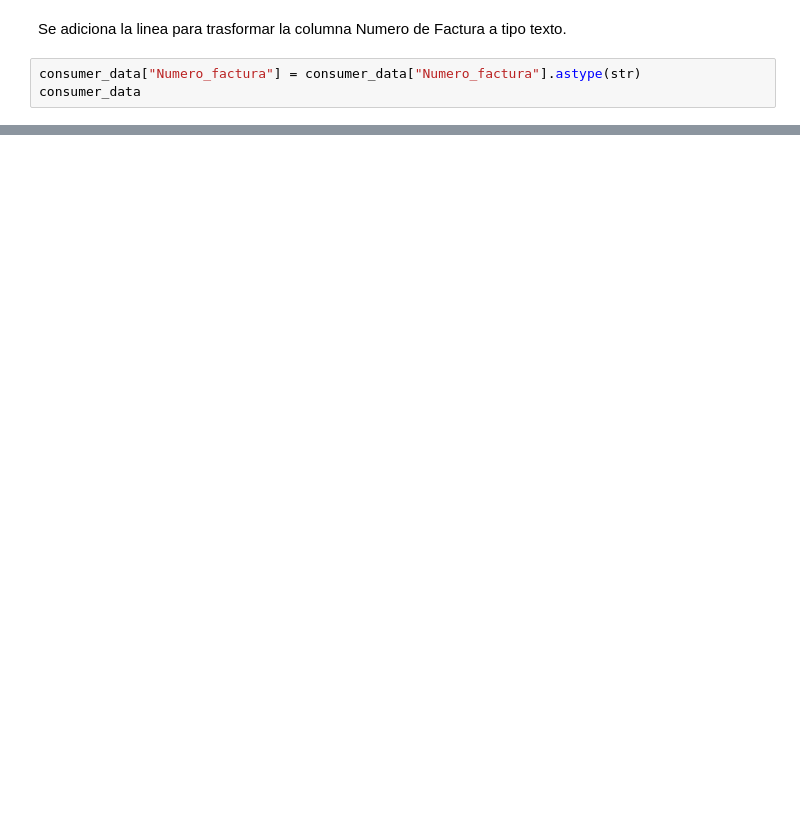
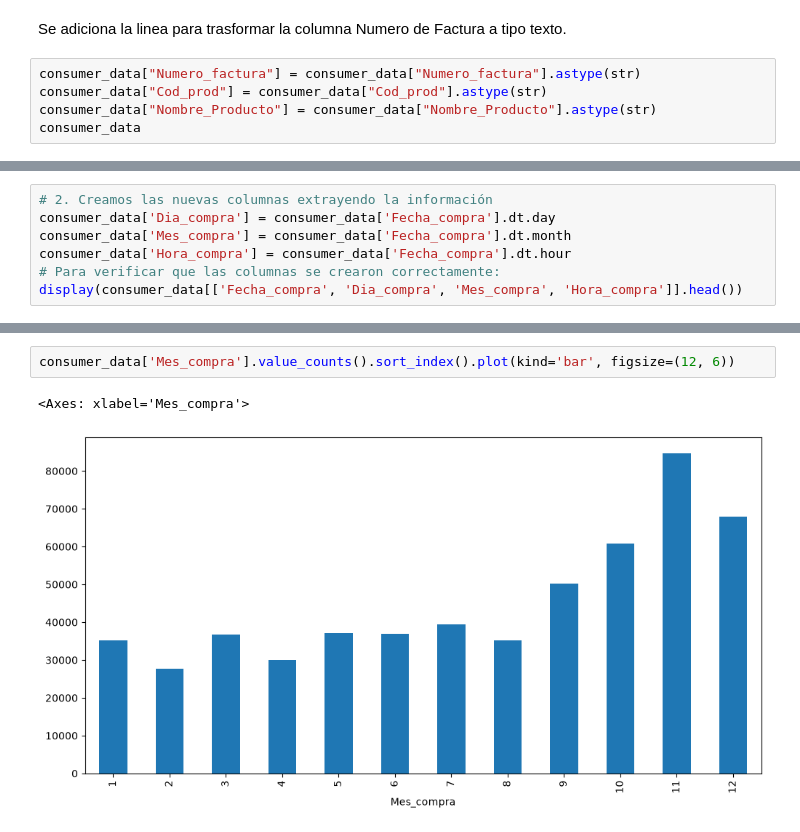
Before and after one commit to Neil821110/PhytonIA, a Jupyter notebook: Actividad4.ipynb, the cells around one changed output, grey strips where cells are left out. Cells and saved outputs as stored; diff of their text form; blank space fills up the shorter version.

Commit message:
se generan graficas para análisis

```diff
--- a/Actividad4.ipynb
+++ b/Actividad4.ipynb
@@ -189,6 +205,8 @@ display(consumer_data[consumer_data['Estado de la compra'] == 'Cancelado'].head(
 Se adiciona la linea para trasformar la columna Numero de Factura a tipo texto.
 # %%
 consumer_data["Numero_factura"] = consumer_data["Numero_factura"].astype(str)
+consumer_data["Cod_prod"] = consumer_data["Cod_prod"].astype(str)
+consumer_data["Nombre_Producto"] = consumer_data["Nombre_Producto"].astype(str)
 consumer_data
 # %% [output]
 |  | Numero_factura | Cod_prod | Nombre_Producto | Cantidad | Fecha_compra | Precio unitario | Cod_Cliente | ... |
@@ -206,0 +229,7 @@ consumer_data
+# %%
+# 2. Creamos las nuevas columnas extrayendo la información
+consumer_data['Dia_compra'] = consumer_data['Fecha_compra'].dt.day
+consumer_data['Mes_compra'] = consumer_data['Fecha_compra'].dt.month
+consumer_data['Hora_compra'] = consumer_data['Fecha_compra'].dt.hour
+# Para verificar que las columnas se crearon correctamente:
+display(consumer_data[['Fecha_compra', 'Dia_compra', 'Mes_compra', 'Hora_compra']].head())
@@ -206,0 +243,5 @@ consumer_data
+# %%
+consumer_data['Mes_compra'].value_counts().sort_index().plot(kind='bar', figsize=(12, 6))
+# %% [output]
+<Axes: xlabel='Mes_compra'>
+[figure, added]
```
Also changed, not shown: parts of 10 cells of this notebook, 1 other file.
